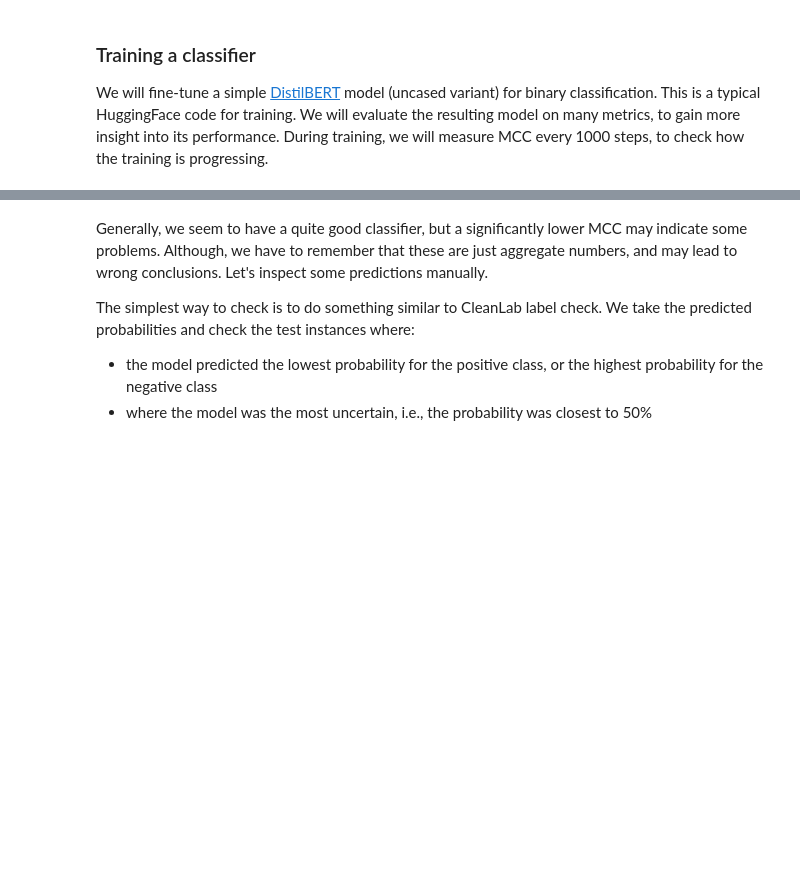
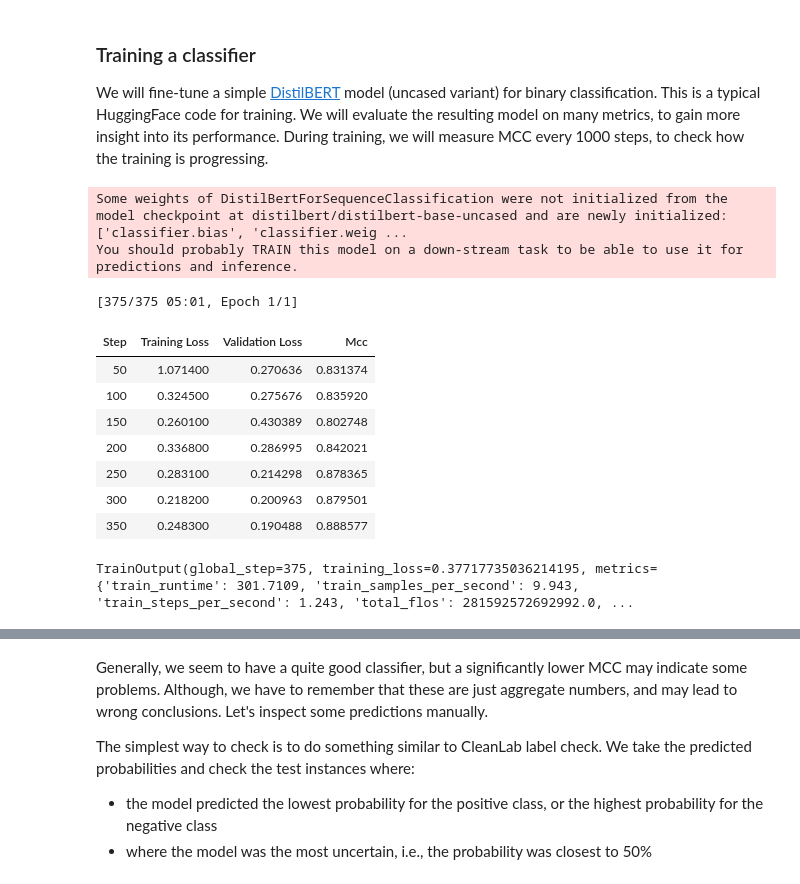
Before and after one commit to mlops-agh/lab06-data-model-testing, a Jupyter notebook: LAB_INSTRUCTION.ipynb, the cells around one changed output, grey strips where cells are left out. Drawn from its saved outputs; the diff is of its cells as text; code cells hidden in the pictures; blank space fills up the shorter version.

```diff
--- a/LAB_INSTRUCTION.ipynb
+++ b/LAB_INSTRUCTION.ipynb
@@ -569,34 +586,48 @@ def compute_metrics(eval_pred: EvalPrediction) -> dict:
     y_pred = (y_pred_proba >= 0.5).astype(int)
     mcc = matthews_corrcoef(y_true, y_pred)
     return {"MCC": mcc}
 
 
 training_args = TrainingArguments(
     output_dir="finetuned_model",
     # change num_train_epochs depending on your hardware
     # if lower, increase learning rate and decrease save_steps and eval_steps
     learning_rate=1e-2,
     num_train_epochs=1,
     eval_strategy="steps",
     save_steps=50,
     eval_steps=50,
+    logging_steps=50,
     save_total_limit=1,
     load_best_model_at_end=True,
     seed=0,
     data_seed=0,
-    fp16=True,  # comment this out if you have unsupported hardware
+    # fp16=True,  # comment this out if you have unsupported hardware
     dataloader_num_workers=1,  # comment out if necessary
 )
 
 trainer = Trainer(
     model=model,
     args=training_args,
     train_dataset=datasets_tokenized["train"],
     eval_dataset=datasets_tokenized["valid"],
     tokenizer=tokenizer,
     compute_metrics=compute_metrics,
 )
 trainer.train()
+# %% [output]
+Some weights of DistilBertForSequenceClassification were not initialized from the model checkpoint at distilbert/distilbert-base-uncased and are newly initialized: ['classifier.bias', 'classifier.weig ...
+You should probably TRAIN this model on a down-stream task to be able to use it for predictions and inference.
+[375/375 05:01, Epoch 1/1]
+| Step | Training Loss | Validation Loss | Mcc |
+| 50 | 1.071400 | 0.270636 | 0.831374 |
+| 100 | 0.324500 | 0.275676 | 0.835920 |
+| 150 | 0.260100 | 0.430389 | 0.802748 |
+| 200 | 0.336800 | 0.286995 | 0.842021 |
+| 250 | 0.283100 | 0.214298 | 0.878365 |
+| 300 | 0.218200 | 0.200963 | 0.879501 |
+| 350 | 0.248300 | 0.190488 | 0.888577 |
+TrainOutput(global_step=375, training_loss=0.37717735036214195, metrics={'train_runtime': 301.7109, 'train_samples_per_second': 9.943, 'train_steps_per_second': 1.243, 'total_flos': 281592572692992.0, ...
 # %%
 from sklearn.metrics import f1_score, precision_score, recall_score, roc_auc_score
 
```
Also changed, not shown: parts of 10 cells of this notebook, 1 other file.
